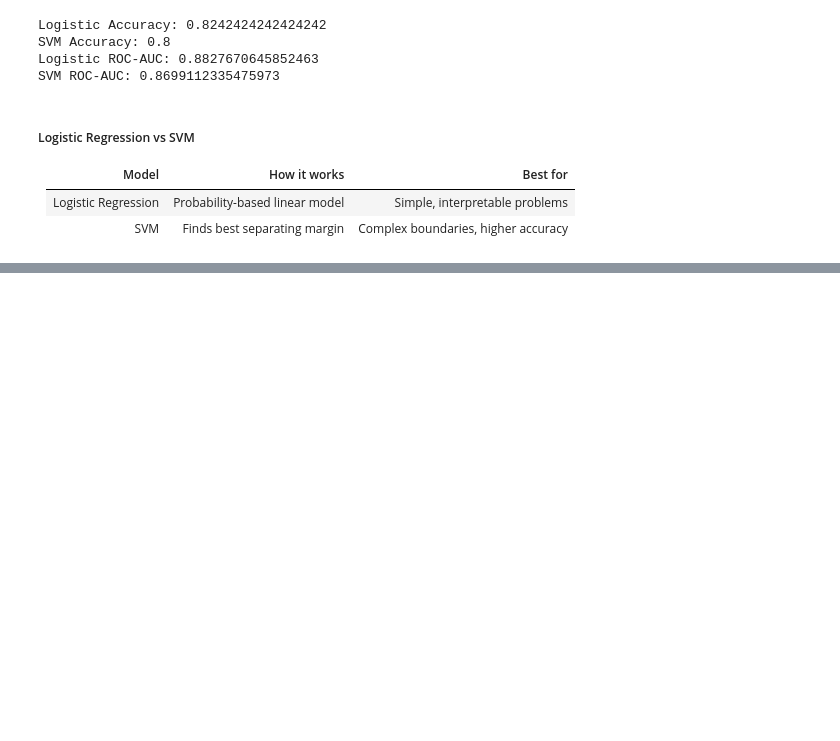
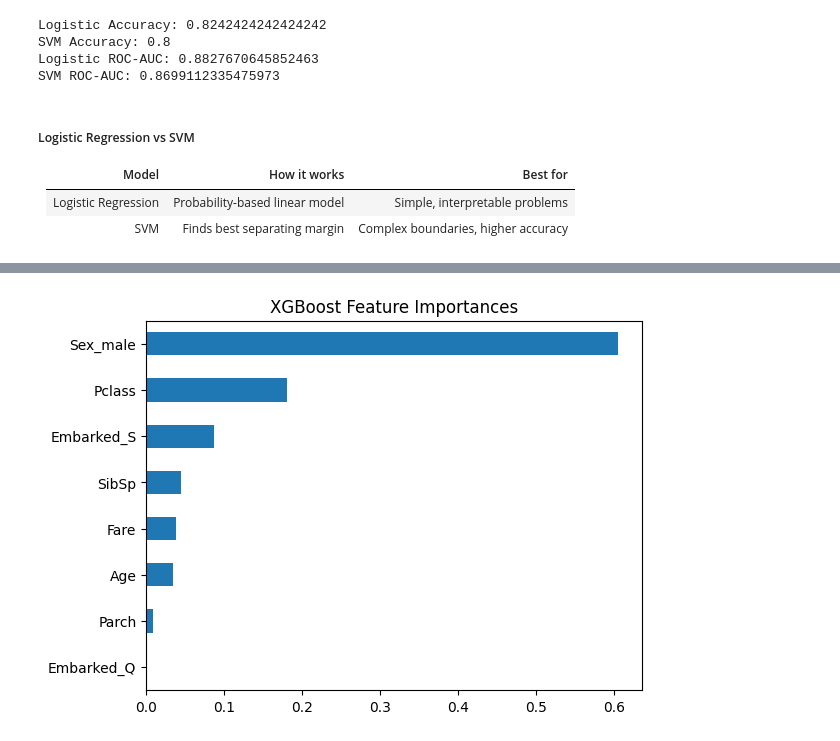
Before and after one commit to bonareri/data-science-class, a Jupyter notebook: 06-Machine_Learning/02_01_Data_cleaning & preprocessing.ipynb, the cells around one changed output, grey strips where cells are left out. Saved outputs shown, nothing was run; the diff lists cells and outputs as text; code cells hidden in the pictures; blank space fills up the shorter version.

```diff
--- a/06-Machine_Learning/02_01_Data_cleaning & preprocessing.ipynb
+++ b/06-Machine_Learning/02_01_Data_cleaning & preprocessing.ipynb
@@ -698,0 +755,10 @@ SVM ROC-AUC: 0.8699112335475973
+# %%
+from sklearn.ensemble import AdaBoostClassifier
+
+ada_model = AdaBoostClassifier(
+    n_estimators=100,
+    learning_rate=0.1,
+    random_state=42
+)
+
+ada_model.fit(X_train, y_train)
@@ -698,0 +778,11 @@ SVM ROC-AUC: 0.8699112335475973
+# %%
+from sklearn.ensemble import GradientBoostingClassifier
+
+gb_model = GradientBoostingClassifier(
+    n_estimators=100,
+    learning_rate=0.1,
+    max_depth=3,
+    random_state=42
+)
+
+gb_model.fit(X_train, y_train)
@@ -698,0 +802,13 @@ SVM ROC-AUC: 0.8699112335475973
+# %%
+from xgboost import XGBClassifier
+
+xgb_model = XGBClassifier(
+    n_estimators=100,
+    learning_rate=0.1,
+    max_depth=3,
+    random_state=42,
+    use_label_encoder=False,
+    eval_metric='logloss'
+)
+
+xgb_model.fit(X_train, y_train)
@@ -698,0 +852,11 @@ SVM ROC-AUC: 0.8699112335475973
+# %%
+feat_importances_xgb = pd.Series(
+    xgb_model.feature_importances_,
+    index=X_train.columns
+).sort_values()
+
+feat_importances_xgb.plot(kind="barh")
+plt.title("XGBoost Feature Importances")
+plt.show()
+# %% [output]
+[figure, added]
```
Also changed, not shown: parts of 21 cells of this notebook, 4 other files.
